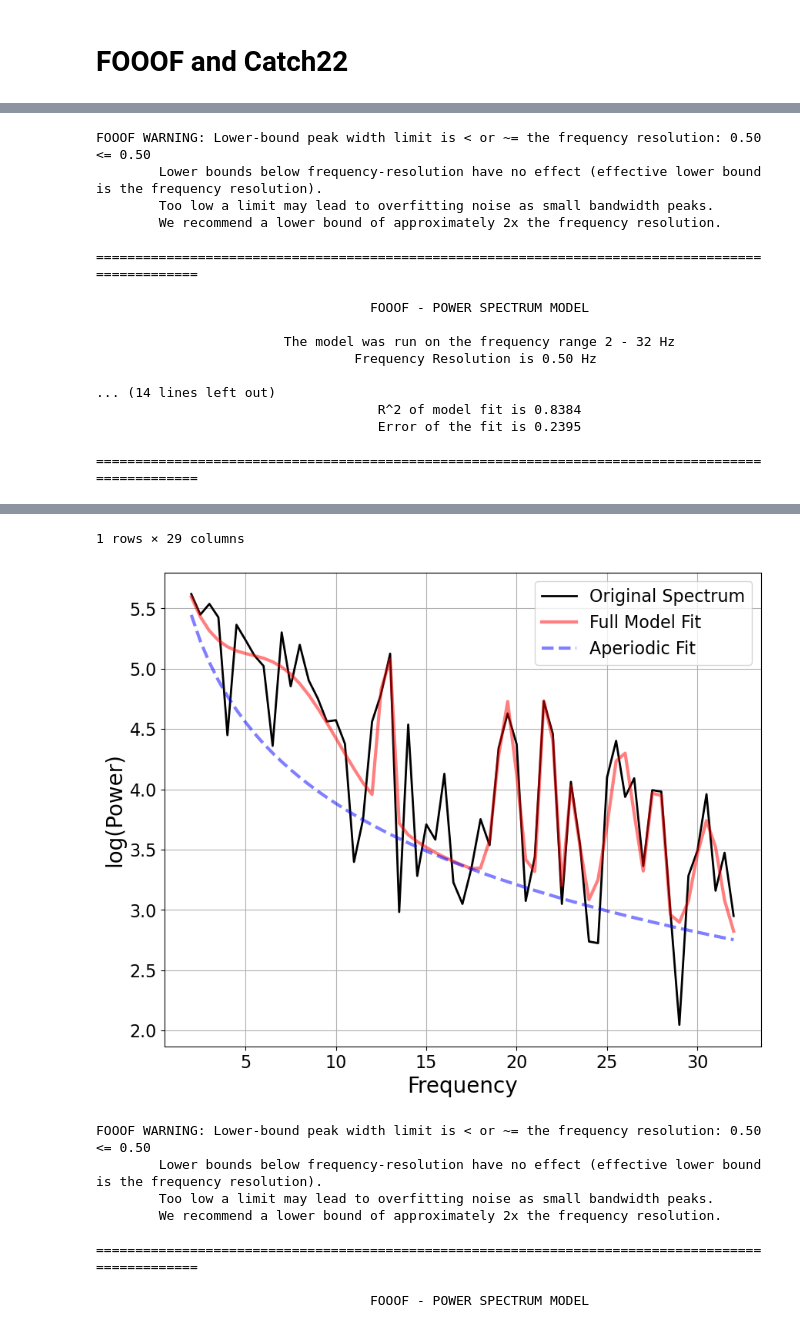
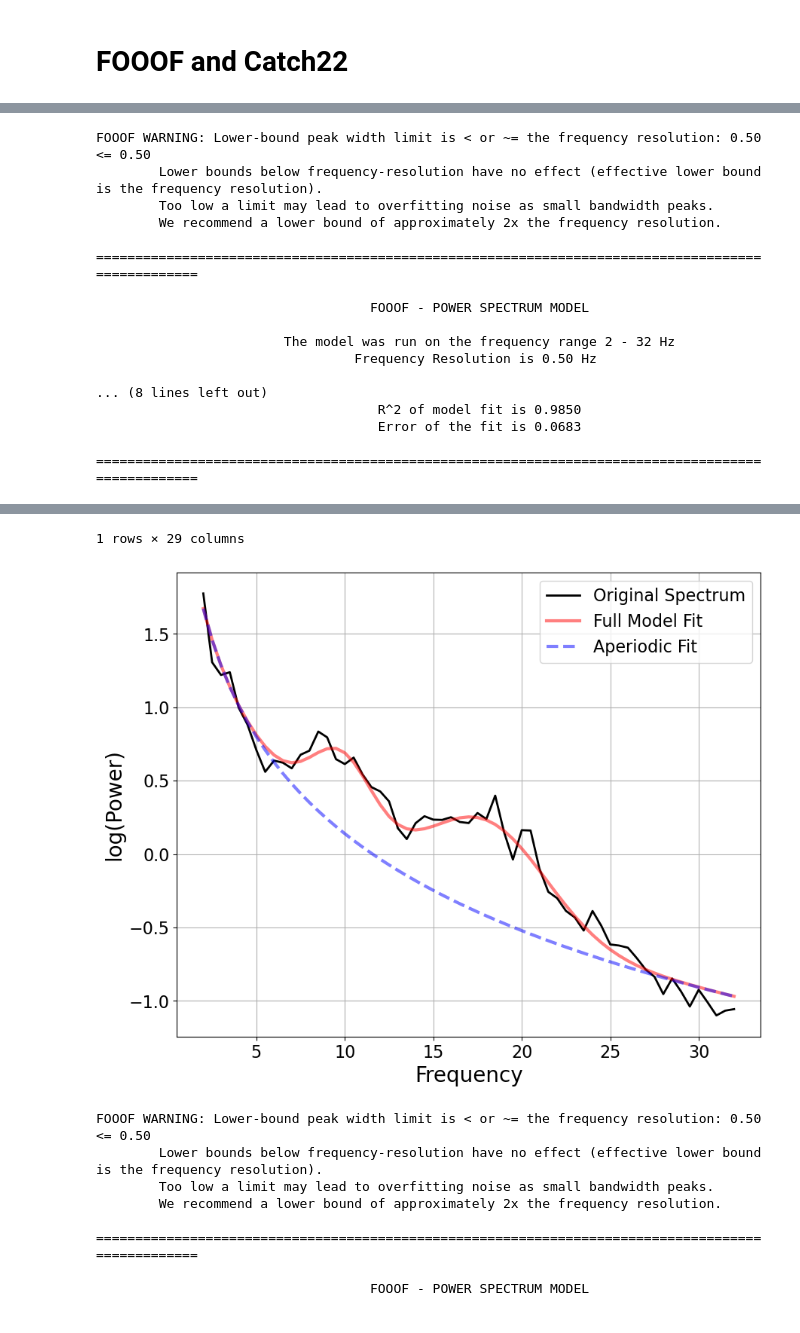
Before and after one commit to seqasim/LFPAnalysis, a Jupyter notebook: scripts/DBS_analysis_ff22.ipynb, the cells around one changed output, grey strips where cells are left out. Drawn from its saved outputs; the diff is of its cells as text; code cells hidden in the pictures.

Commit message:
data examination code clean up

```diff
--- a/scripts/DBS_analysis_ff22.ipynb
+++ b/scripts/DBS_analysis_ff22.ipynb
@@ -74,7 +75,6 @@ def load_channel(data, channel_name, downsample_factor=False):
     channel = data[channel_name].flatten()
     sampling_rate = channel_name + '_KHz'
     channel_hz = data[sampling_rate].flatten()*1000
-    print(channel_name, "sampling rate in hz", channel_hz)
 
     #downsample data
     channel = signal.decimate(channel, downsample_factor)
@@ -83,8 +83,8 @@ def load_channel(data, channel_name, downsample_factor=False):
         raise ValueError('Check your downsample factor')
 
     #get recording duration
-    duration = channel.shape[0]/(60.0*channel_hz) #float operation
-    print(channel_name, "duration in second", duration)
+    duration = channel.shape[0]/(60.0*channel_hz/downsample_factor) #float operation and dont forget data already downsampled
+    print(f"{channel_name} was downsampled from {channel_hz[0]} to {sample_hz[0]} hz for {round(duration[0],2)} minutes")
 
     #get recording start and end time
     t_begin = channel_name + '_TimeBegin'
@@ -146,3 +144,12 @@ def ff22(data, hz, sess):
     df.insert(loc=0, column='sess', value=sess)
 
     return df
+# %%
+#visualize raw data first
+plt.plot(pre_raw)
+plt.ylim(-1000,1000)
+# 50~80
+
+sub = pre_raw[0:80000]
+plt.plot(sub)
+plt.ylim(-1000,1000)
@@ -149,5 +159,5 @@ def ff22(data, hz, sess):
 # %%
-ff22(pre_raw, pre_hz, 'pre_op')
+ff22(sub, pre_hz, 'pre_op')
 # %% [output]
 FOOOF WARNING: Lower-bound peak width limit is < or ~= the frequency resolution: 0.50 <= 0.50
         Lower bounds below frequency-resolution have no effect (effective lower bound is the frequency resolution).
@@ -161,9 +171,9 @@ FOOOF WARNING: Lower-bound peak width limit is < or ~= the frequency resolution:
                         The model was run on the frequency range 2 - 32 Hz
                                  Frequency Resolution is 0.50 Hz
 
-... (14 lines left out)
-                                    R^2 of model fit is 0.8384
-                                    Error of the fit is 0.2395
+... (8 lines left out)
+                                    R^2 of model fit is 0.9850
+                                    Error of the fit is 0.0683
 
 ==================================================================================================
 |  | sess | DN_HistogramMode_5 | DN_HistogramMode_10 | CO_f1ecac | CO_FirstMin_ac | CO_HistogramAMI_even_2_5 | ... |
@@ -171,5 +181,5 @@ FOOOF WARNING: Lower-bound peak width limit is < or ~= the frequency resolution:
 1 rows × 29 columns
-[figure, old version]
+[figure, new version]
 # %%
 ff22(post_raw, post_hz, 'post_op')
 # %% [output]
```
Also changed, not shown: parts of 14 cells of this notebook.
